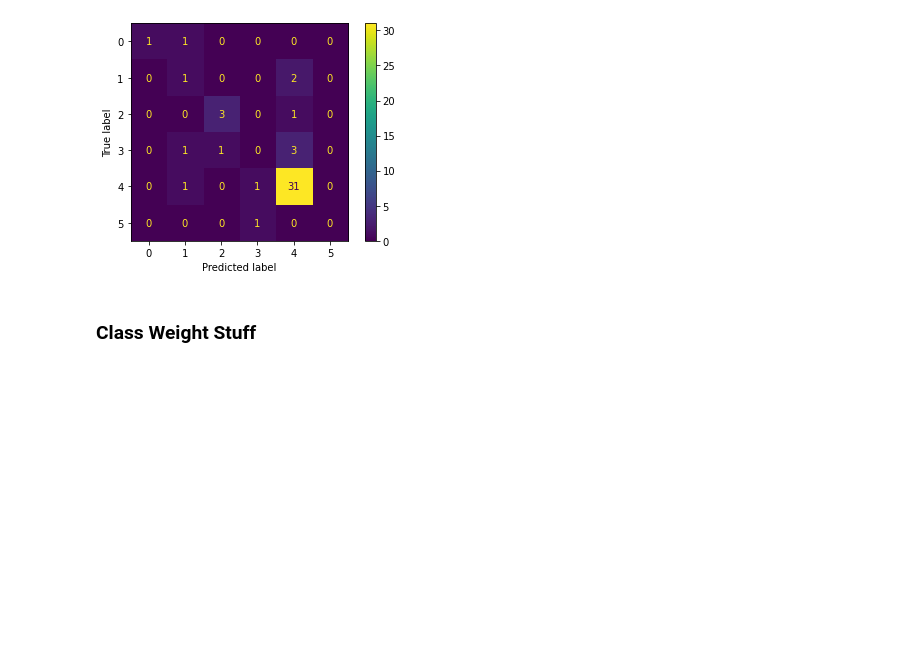
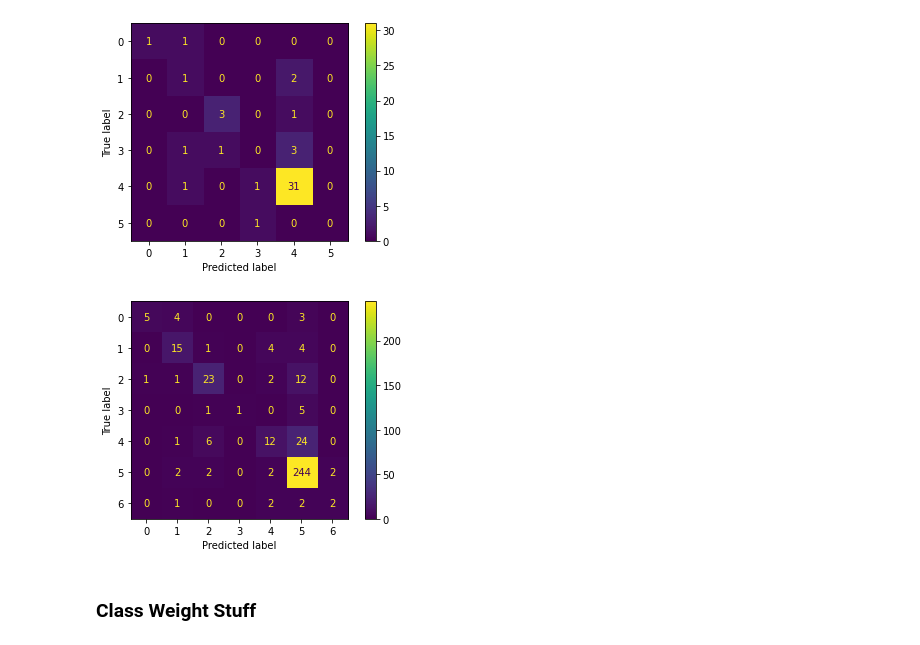
Before and after one commit to CodeNameJacks/dermatoscopic-vae, a Jupyter notebook: ham_classifier.ipynb, the cells around one changed output. Saved outputs shown, nothing was run; the diff lists cells and outputs as text; code cells hidden in the pictures; blank space fills up the shorter version.

Commit message:
Evaluate on entire test set

```diff
--- a/ham_classifier.ipynb
+++ b/ham_classifier.ipynb
@@ -248,6 +258,34 @@ disp.plot()
 plt.show()
 # %% [output]
 [figure]
+# %%
+preds = []
+labels = []
+
+for batch_num in range(len(test_list)):
+    image_batch, label_batch = test_list[batch_num]
+    image_batch = image_batch.numpy()
+    label_batch = label_batch.numpy()
+    this_pred = model.predict_on_batch(image_batch)
+    this_classes = np.argmax(this_pred, axis=1)
+
+    pred = tf.keras.utils.to_categorical(this_classes, num_classes=7)
+
+    y_test_non_category = [ np.argmax(t) for t in label_batch ]
+    y_predict_non_category = [ np.argmax(t) for t in pred ]
+
+
+    labels.extend(y_test_non_category)
+    preds.extend(y_predict_non_category)
+# %%
+from sklearn.metrics import confusion_matrix, ConfusionMatrixDisplay
+conf_mat = confusion_matrix(labels, preds)
+
+disp = ConfusionMatrixDisplay(confusion_matrix=conf_mat)
+disp.plot()
+plt.show()
+# %% [output]
+[figure, added]
 # %% [markdown]
 ### Class Weight Stuff
 # %%
```
Also changed, not shown: parts of 4 cells of this notebook.
